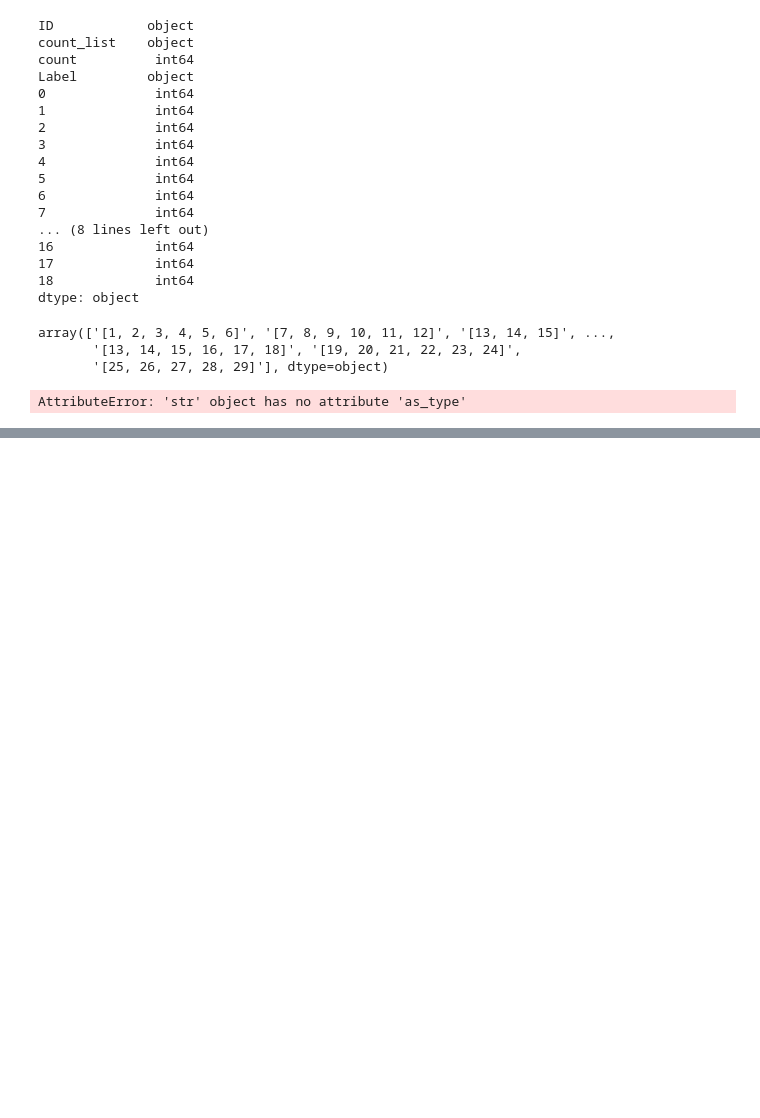
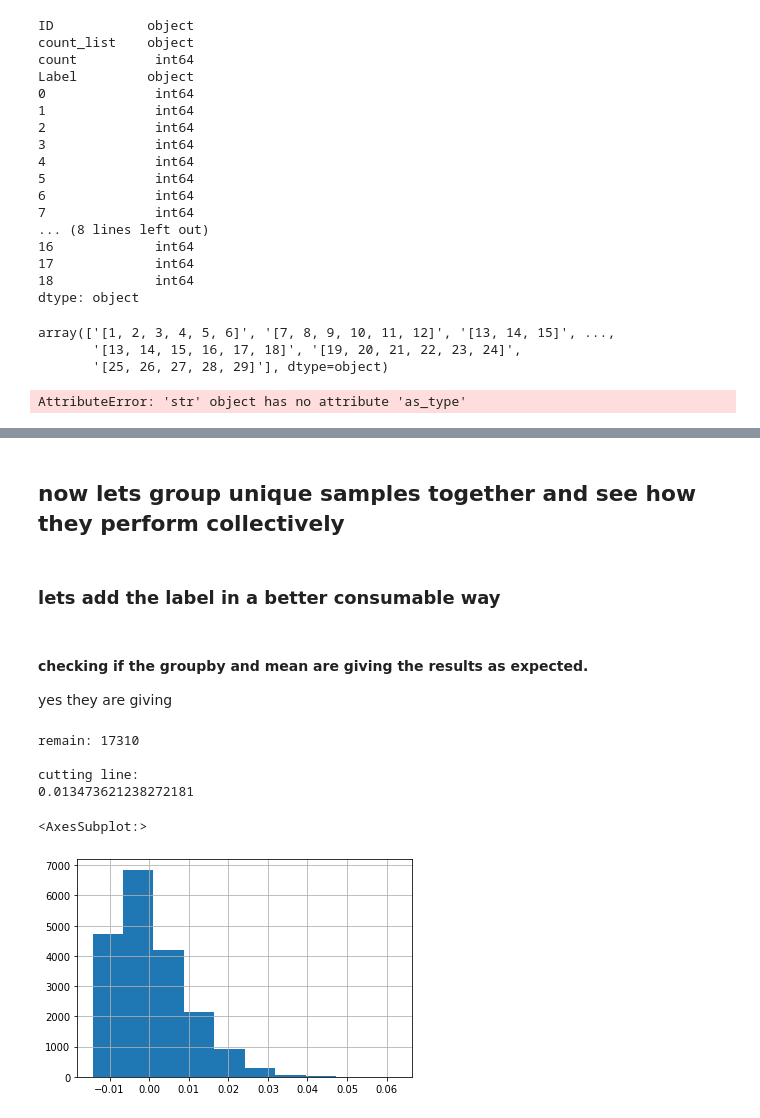
Before and after one commit to yuvaramsingh94/human_protein_atlas, a Jupyter notebook: code/notebook/o2u_analysis.ipynb, the cells around one changed output, grey strips where cells are left out. Saved outputs shown, nothing was run; the diff lists cells and outputs as text; code cells hidden in the pictures; blank space fills up the shorter version.

```diff
--- a/code/notebook/o2u_analysis.ipynb
+++ b/code/notebook/o2u_analysis.ipynb
@@ -130,0 +205,4 @@ AttributeError: 'str' object has no attribute 'as_type'
+# %% [markdown]
+## now lets group unique samples together and see how they perform collectively
+# %% [markdown]
+### lets add the label in a better consumable way
@@ -130,0 +212,23 @@ AttributeError: 'str' object has no attribute 'as_type'
+# %% [markdown]
+#### checking if the groupby and mean are giving the results as expected.
+
+yes they are giving
+# %%
+o2u_grouped = o2u_normalized_df.groupby('ID').mean()
+o2u_grouped['loss_avg'] = o2u_grouped[[f'epoch_{i}' for i in range(0,100)]].mean(axis='columns')
+o2u_grouped = o2u_grouped.sort_values('loss_avg')
+# %%
+k=0.1
+num_remain = int(len(o2u_grouped)*(1-k))
+print('remain: ' + str(num_remain))
+print('')
+print('cutting line:')
+print(o2u_grouped.iloc[num_remain]['loss_avg'])
+o2u_grouped['loss_avg'].hist()
+# %% [output]
+remain: 17310
+
+cutting line:
+0.013473621238272181
+<AxesSubplot:>
+[figure, added]
```
Also changed, not shown: parts of 29 cells of this notebook, 14 other files.
